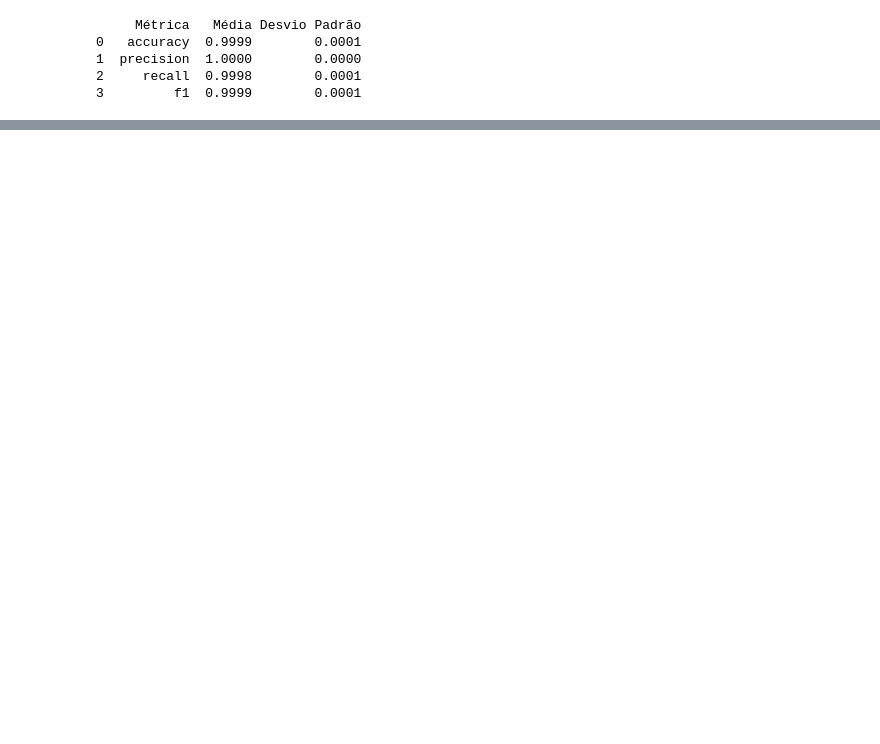
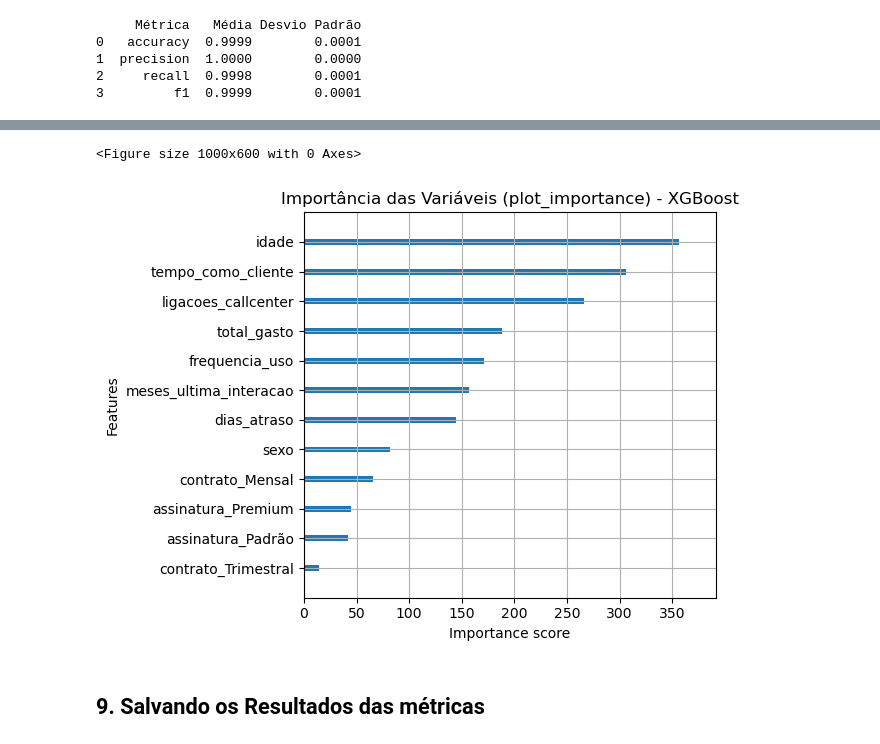
Before and after one commit to jonathasoliv/TCC_Modelagem_Preditiva_Cancelamentos, a Jupyter notebook: XGBoost/XGBoost.ipynb, the cells around one changed output, grey strips where cells are left out. Cells and saved outputs as stored; diff of their text form; code cells hidden in the pictures; blank space fills up the shorter version.

```diff
--- a/XGBoost/XGBoost.ipynb
+++ b/XGBoost/XGBoost.ipynb
@@ -211,0 +180,14 @@ plt.show()
+# %%
+from xgboost import plot_importance
+
+# Plotando a importância das variáveis diretamente com o XGBoost
+plt.figure(figsize=(10, 6))
+plot_importance(modelo_xgb, importance_type='weight', show_values=False)
+plt.title('Importância das Variáveis (plot_importance) - XGBoost')
+plt.tight_layout()
+plt.show()
+# %% [output]
+<Figure size 1000x600 with 0 Axes>
+[figure, added]
+# %% [markdown]
+## 9. Salvando os Resultados das métricas
```
Also changed, not shown: parts of 29 cells of this notebook, 1 other file.
